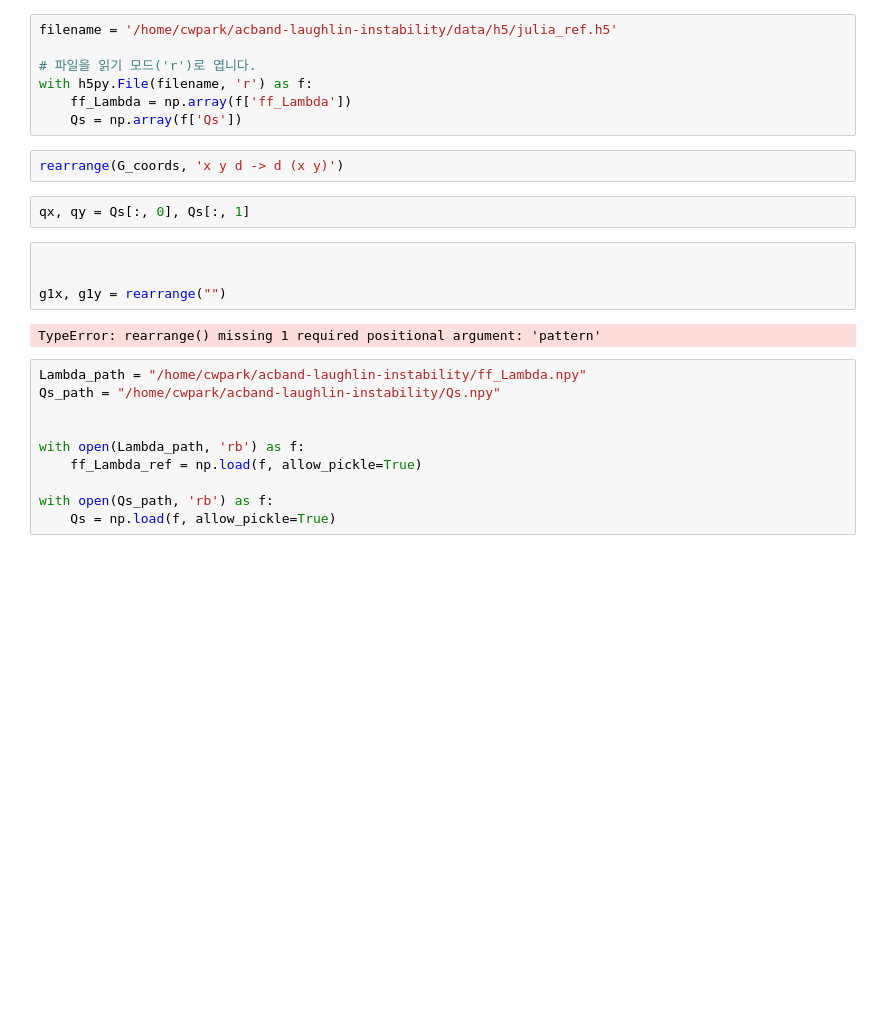
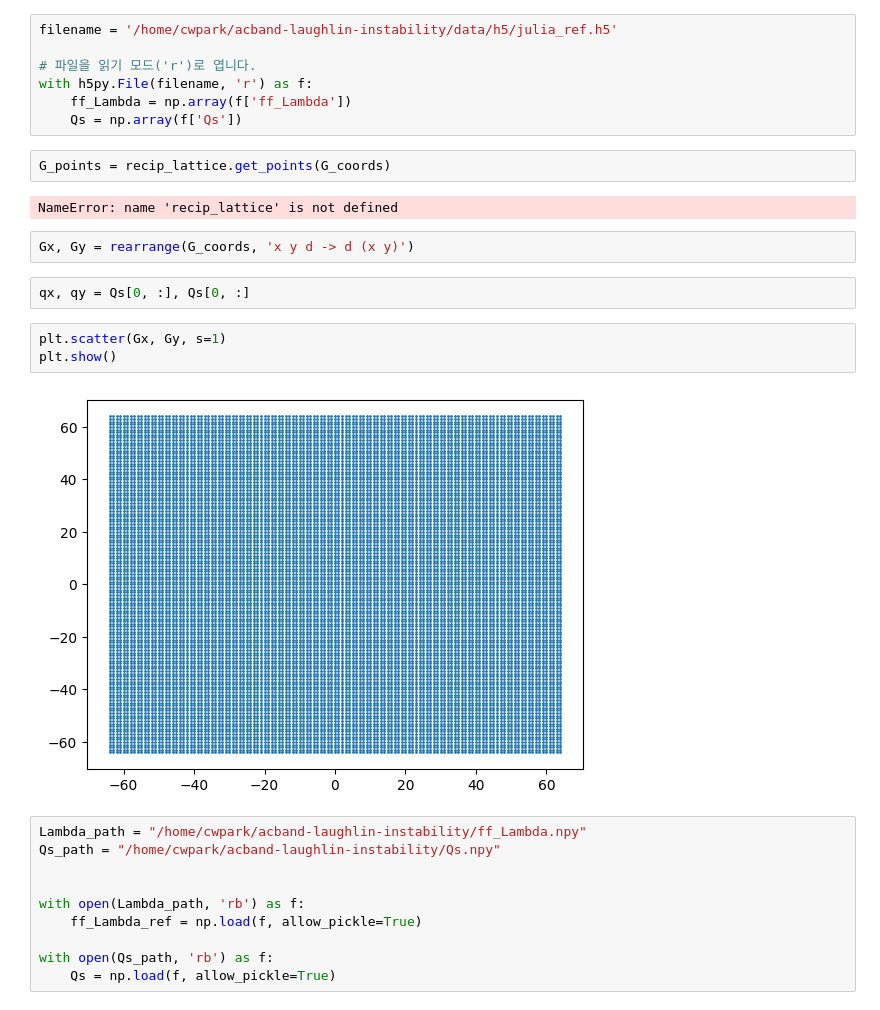
Before and after one commit to pco0511/acband-laughlin-instability, a Jupyter notebook: acband_test.ipynb, the cells around one changed output. Saved outputs shown, nothing was run; the diff lists cells and outputs as text; blank space fills up the shorter version.

```diff
--- a/acband_test.ipynb
+++ b/acband_test.ipynb
@@ -505,16 +507,19 @@ filename = '/home/cwpark/acband-laughlin-instability/data/h5/julia_ref.h5'
 with h5py.File(filename, 'r') as f:
     ff_Lambda = np.array(f['ff_Lambda'])
     Qs = np.array(f['Qs'])
+# %%
+G_points = recip_lattice.get_points(G_coords)
+# %% [output]
+NameError: name 'recip_lattice' is not defined
 # %%
-rearrange(G_coords, 'x y d -> d (x y)')
+Gx, Gy = rearrange(G_coords, 'x y d -> d (x y)')
 # %%
-qx, qy = Qs[:, 0], Qs[:, 1]
+qx, qy = Qs[0, :], Qs[0, :]
-# %%
-
-
-g1x, g1y = rearrange("")
-# %% [output]
-TypeError: rearrange() missing 1 required positional argument: 'pattern'
+# %%
+plt.scatter(Gx, Gy, s=1)
+plt.show()
+# %% [output]
+[figure, added]
 # %%
 Lambda_path = "/home/cwpark/acband-laughlin-instability/ff_Lambda.npy"
 Qs_path = "/home/cwpark/acband-laughlin-instability/Qs.npy"
```
Also changed, not shown: parts of 1 cell of this notebook, 4 other files.
